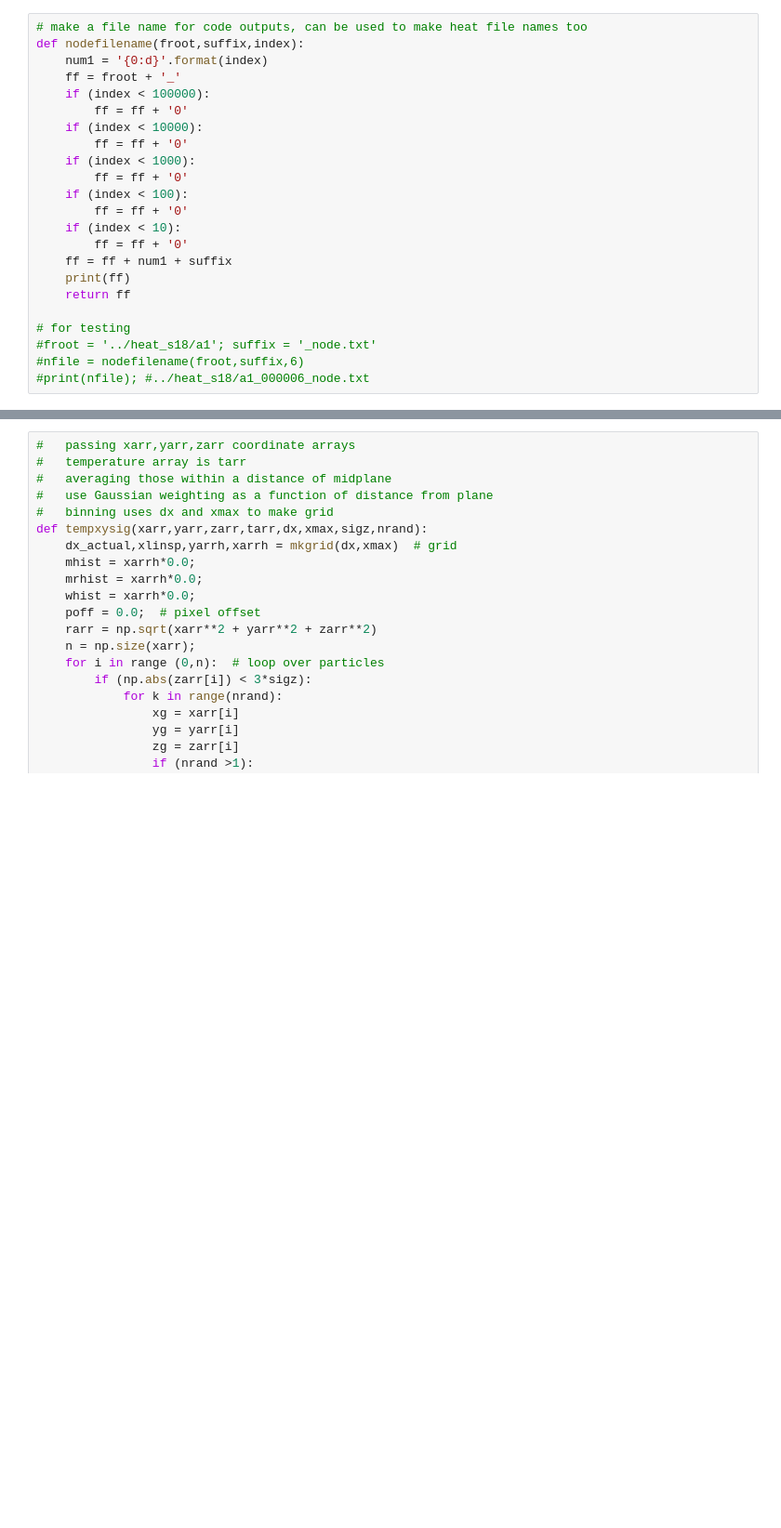
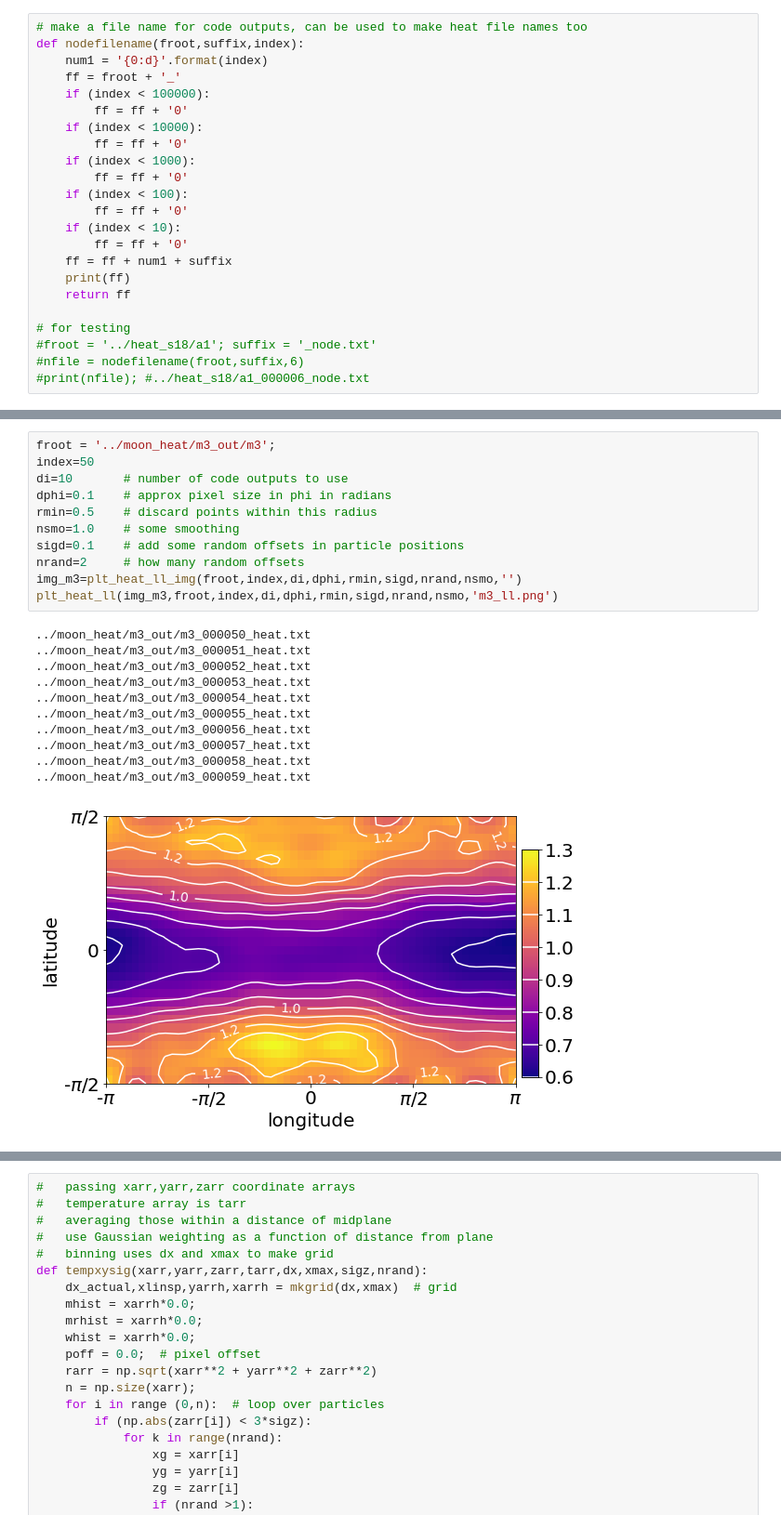
Before and after one commit to aquillen/moon_heat, a Jupyter notebook: myexamples/moon_pylab/moon_heat1.ipynb, the cells around one changed output, grey strips where cells are left out. Shown at 93% size. Drawn from its saved outputs; the diff is of its cells as text; blank space fills up the shorter version.

```diff
--- a/myexamples/moon_pylab/moon_heat1.ipynb
+++ b/myexamples/moon_pylab/moon_heat1.ipynb
@@ -51,0 +344,23 @@ def mkgrid(dx,xmax):
+# %%
+froot = '../moon_heat/m3_out/m3';
+index=50
+di=10       # number of code outputs to use
+dphi=0.1    # approx pixel size in phi in radians
+rmin=0.5    # discard points within this radius
+nsmo=1.0    # some smoothing
+sigd=0.1    # add some random offsets in particle positions
+nrand=2     # how many random offsets
+img_m3=plt_heat_ll_img(froot,index,di,dphi,rmin,sigd,nrand,nsmo,'')
+plt_heat_ll(img_m3,froot,index,di,dphi,rmin,sigd,nrand,nsmo,'m3_ll.png')
+# %% [output]
+../moon_heat/m3_out/m3_000050_heat.txt
+../moon_heat/m3_out/m3_000051_heat.txt
+../moon_heat/m3_out/m3_000052_heat.txt
+../moon_heat/m3_out/m3_000053_heat.txt
+../moon_heat/m3_out/m3_000054_heat.txt
+../moon_heat/m3_out/m3_000055_heat.txt
+../moon_heat/m3_out/m3_000056_heat.txt
+../moon_heat/m3_out/m3_000057_heat.txt
+../moon_heat/m3_out/m3_000058_heat.txt
+../moon_heat/m3_out/m3_000059_heat.txt
+[figure, added]
```
Also changed, not shown: parts of 17 cells of this notebook, 27 other files.
